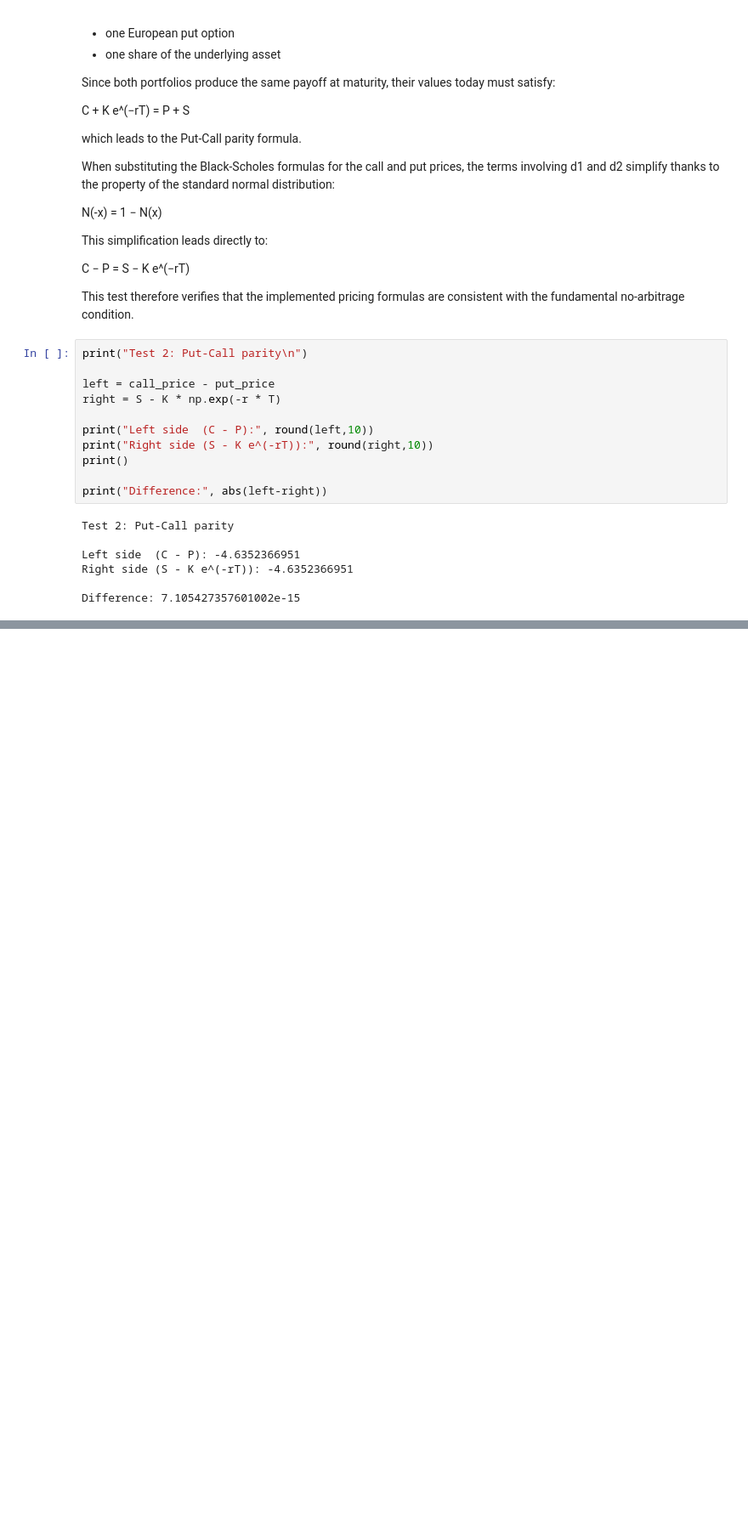
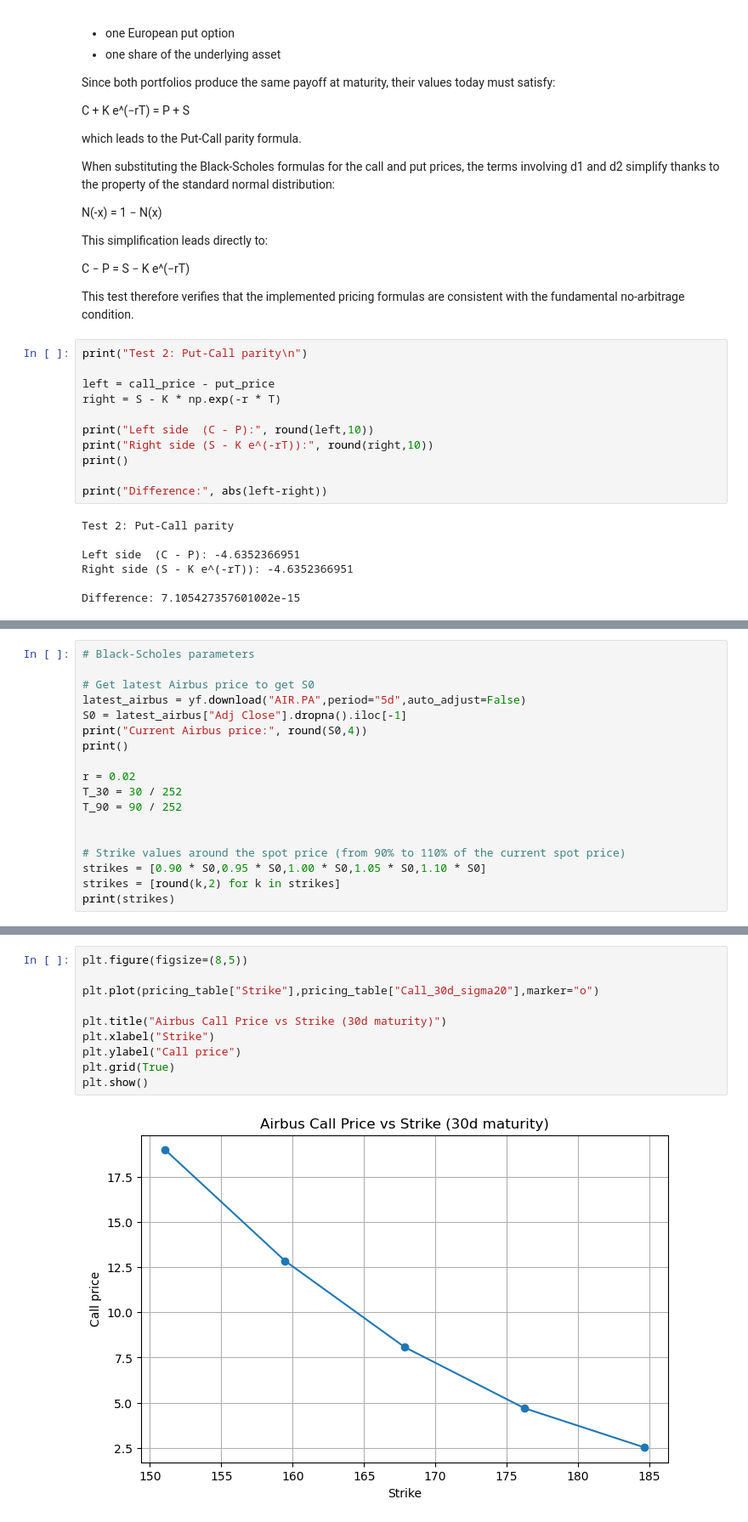
Before and after one commit to nicolasmarveaux456-hue/airbus_option_pricing, a Jupyter notebook: notebooks/01_black_scholes.ipynb, the cells around one changed output, grey strips where cells are left out. Shown at 85% size. Saved outputs shown, nothing was run; the diff lists cells and outputs as text; blank space fills up the shorter version.

```diff
--- a/notebooks/01_black_scholes.ipynb
+++ b/notebooks/01_black_scholes.ipynb
@@ -162,0 +271,18 @@ Difference: 7.105427357601002e-15
+# %%
+# Black-Scholes parameters
+
+# Get latest Airbus price to get S0
+latest_airbus = yf.download("AIR.PA",period="5d",auto_adjust=False)
+S0 = latest_airbus["Adj Close"].dropna().iloc[-1]
+print("Current Airbus price:", round(S0,4))
+print()
+
+r = 0.02
+T_30 = 30 / 252
+T_90 = 90 / 252
+
+
+# Strike values around the spot price (from 90% to 110% of the current spot price)
+strikes = [0.90 * S0,0.95 * S0,1.00 * S0,1.05 * S0,1.10 * S0]
+strikes = [round(k,2) for k in strikes]
+print(strikes)
@@ -162,0 +357,12 @@ Difference: 7.105427357601002e-15
+# %%
+plt.figure(figsize=(8,5))
+
+plt.plot(pricing_table["Strike"],pricing_table["Call_30d_sigma20"],marker="o")
+
+plt.title("Airbus Call Price vs Strike (30d maturity)")
+plt.xlabel("Strike")
+plt.ylabel("Call price")
+plt.grid(True)
+plt.show()
+# %% [output]
+[figure, added]
```
Also changed, not shown: parts of 12 cells of this notebook.
